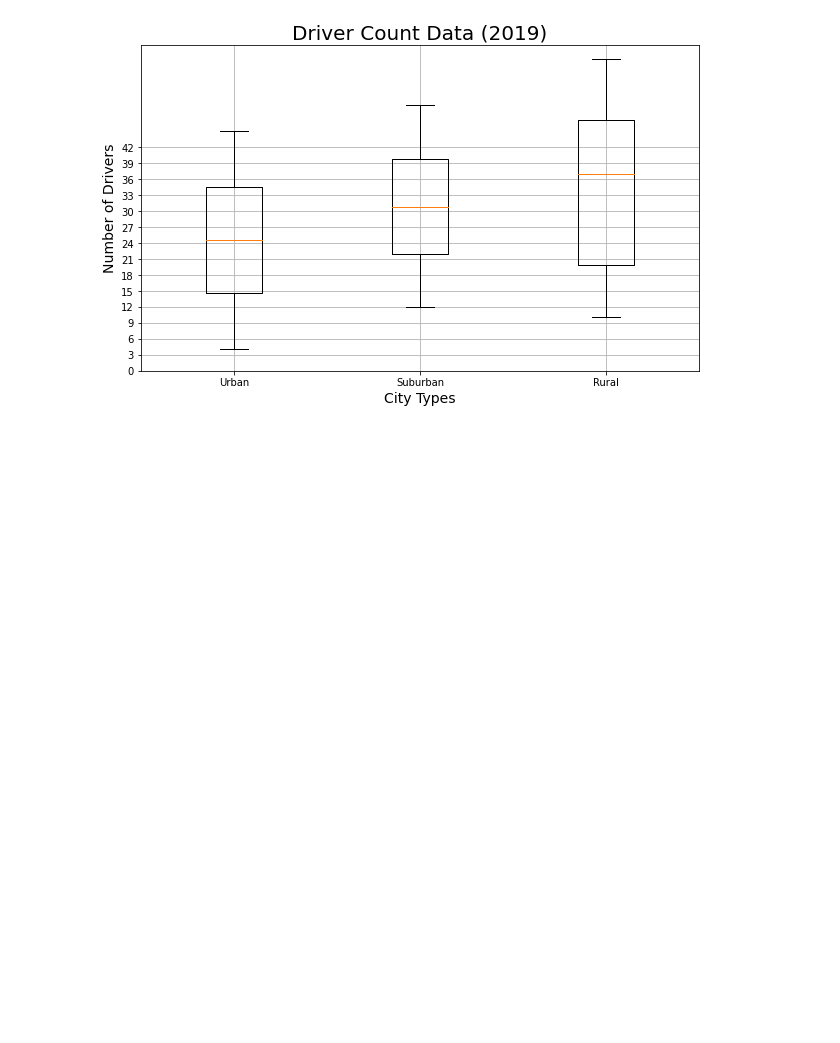
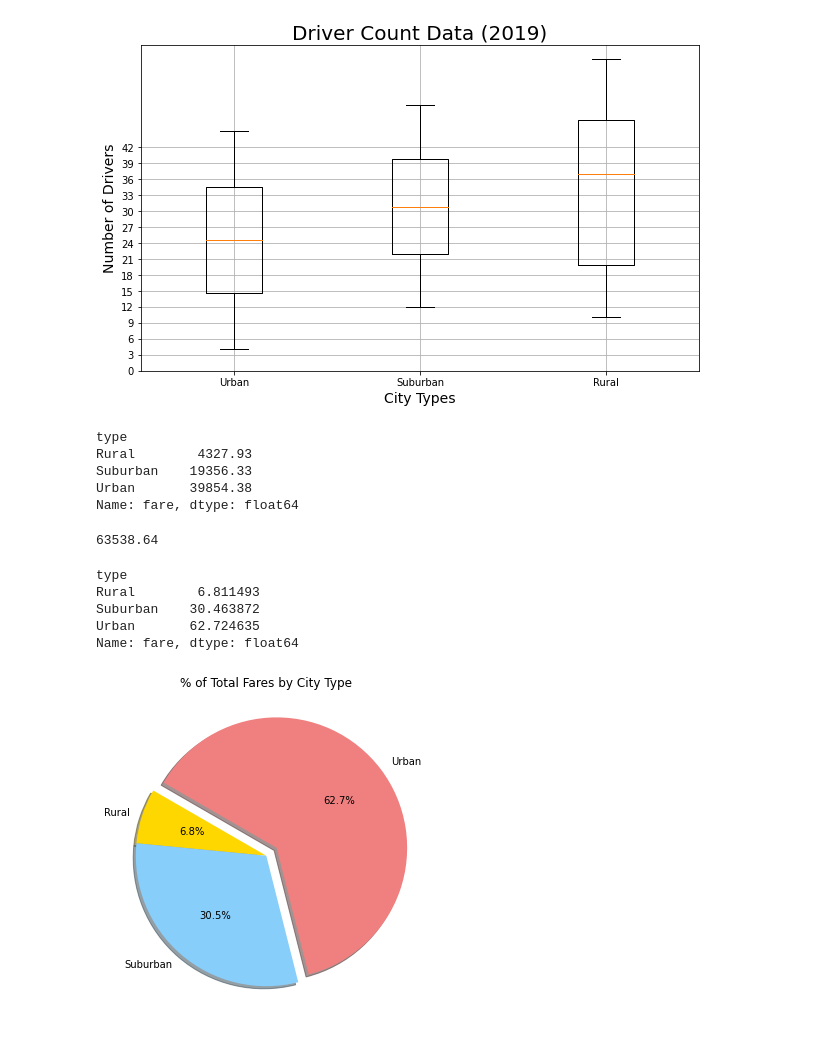
Before and after one commit to LleeMcD/PyBer_Analysis, a Jupyter notebook: PyBer.ipynb, the cells around one changed output. Drawn from its saved outputs; the diff is of its cells as text; code cells hidden in the pictures; blank space fills up the shorter version.

```diff
--- a/PyBer.ipynb
+++ b/PyBer.ipynb
@@ -910,3 +910,71 @@ plt.savefig("analysis/Fig2.png")
 plt.show()
 # %% [output]
 [figure]
+# %%
+## 5.5.1 Get the percentage of fares for each city type, create a pie chart.
+## To create this pie chart, we will need to do the following:
+## Get the total fares for each city type.
+## Get the total for all the fares for all the city types.
+## Calculate the percentage of the total fares for each city type.
+## create a Series where the index is the type of city on the
+## pyber_data_df DataFrame and the column is the sum of the fares
+## for city type.
+## To calculate the percentage of the total fares for each city type
+## based on the total fares, we will:Use the groupby() function on the
+## pyber_data_df DataFrame and group by the type of city column so
+## the type of city is the index.
+##Apply the sum() method on the fare column to get the Series with the
+## total number of fares for each city type.
+## Divide the total fares for each city type by the total of all the fares
+## and multiply by 100.
+
+# Get the sum of the fares for each city type.
+sum_fares_by_type = pyber_data_df.groupby(["type"]).sum()["fare"]
+sum_fares_by_type
+# %% [output]
+type
+Rural        4327.93
+Suburban    19356.33
+Urban       39854.38
+Name: fare, dtype: float64
+# %%
+## 5.5.1
+# Get the sum of all the fares.
+total_fares = pyber_data_df["fare"].sum()
+total_fares
+# %% [output]
+63538.64
+# %%
+## 5.5.1
+# Calculate the percentage of fare for each city type.
+type_percents = 100 * pyber_data_df.groupby(["type"]).sum()["fare"] / pyber_data_df["fare"].sum()
+type_percents
+# %% [output]
+type
+Rural        6.811493
+Suburban    30.463872
+Urban       62.724635
+Name: fare, dtype: float64
+# %%
+## 5.5.2 Pie chart for the percentage of fares by city type.
+## Create a pie chart by using the MATLAB approach, using the plt.pie() function.
+
+# Import mpl to change the plot configurations using rcParams.
+import matplotlib as mpl
+# Build Pie Chart
+plt.subplots(figsize=(10, 6))
+plt.pie(type_percents,
+    labels=["Rural", "Suburban", "Urban"],
+    colors=["gold", "lightskyblue", "lightcoral"],
+    explode=[0, 0, 0.1],
+    autopct='%1.1f%%',
+    shadow=True, startangle=150)
+plt.title("% of Total Fares by City Type")
+# Change the default font size from 10 to 14.
+mpl.rcParams['font.size'] = 14
+# Save Figure
+plt.savefig("analysis/Fig5.png")
+# Show Figure
+plt.show()
+# %% [output]
+[figure, added]
```
